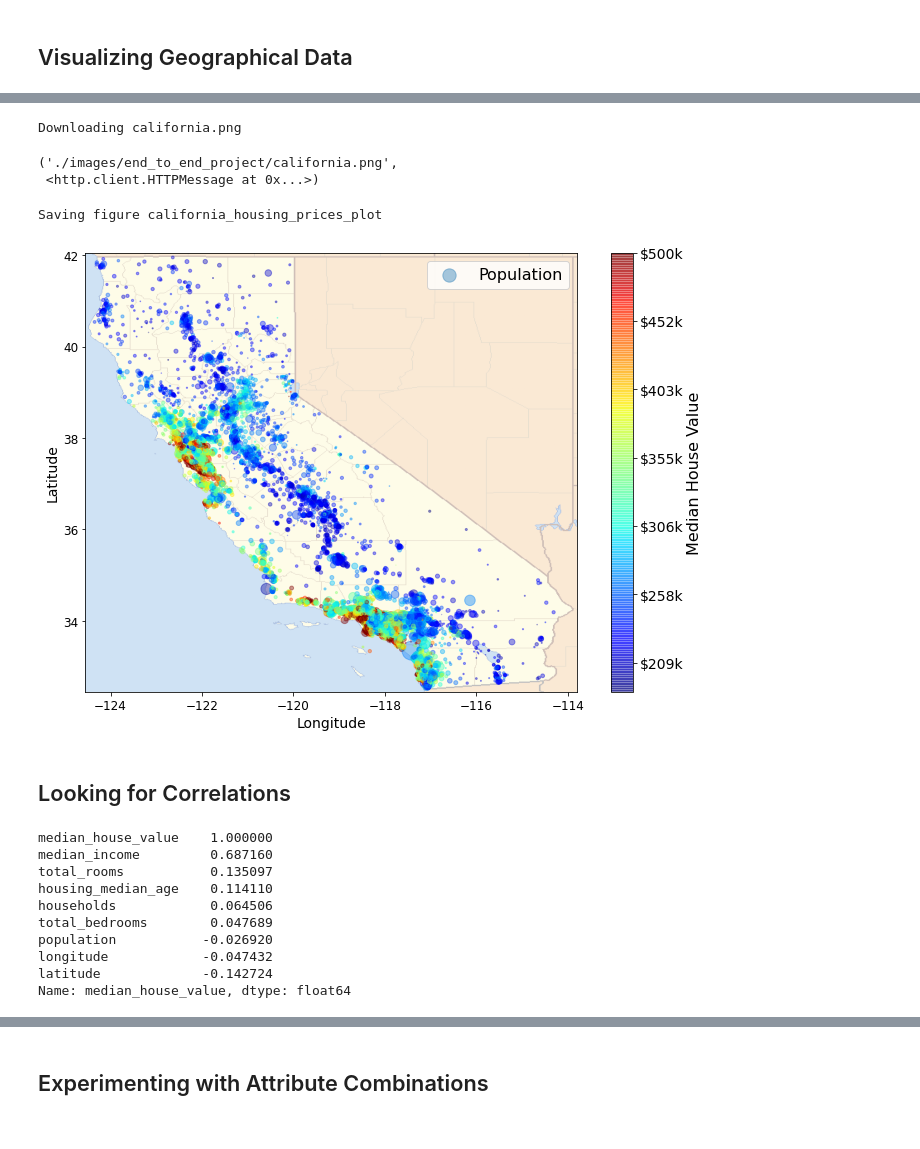
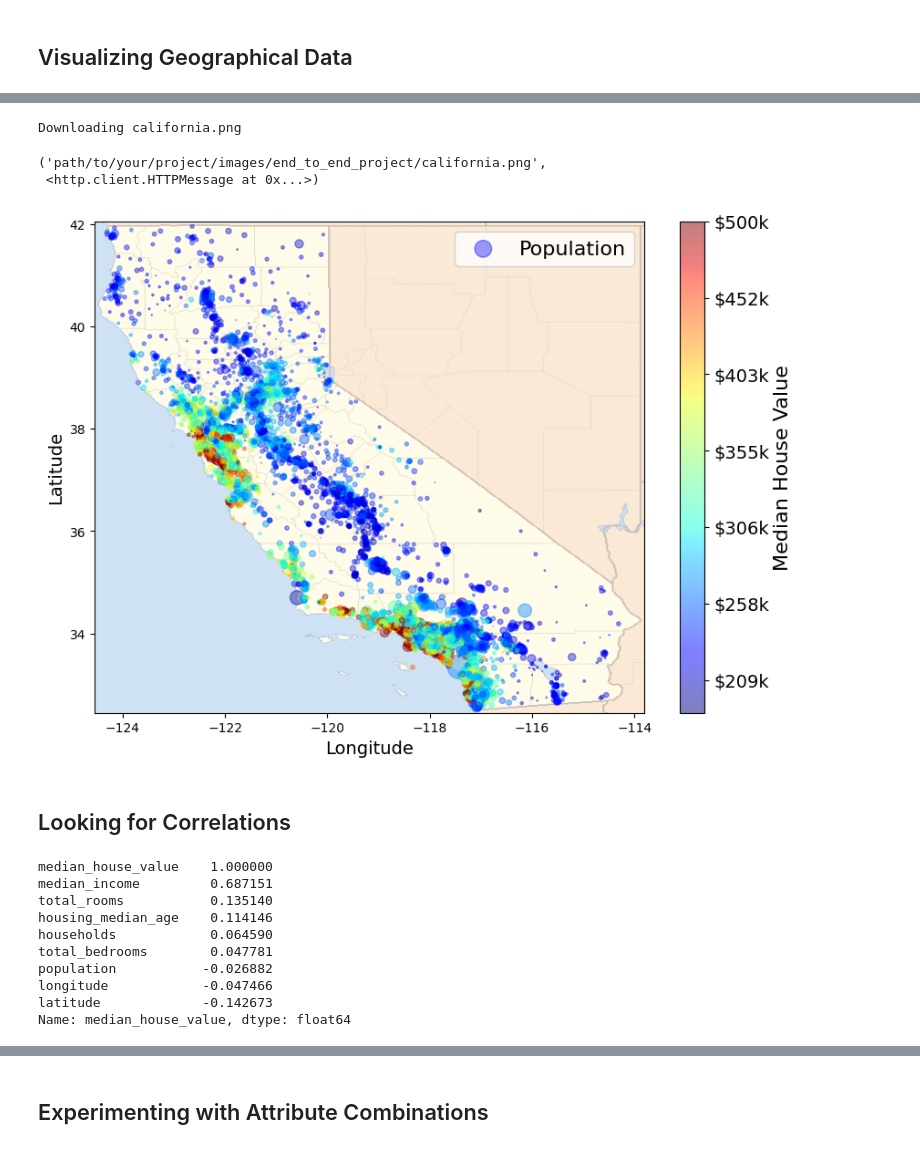
Before and after one commit to iupui-soic/pybootcamp, a Jupyter notebook: keerthikasunchu_day2.ipynb, the cells around one changed output, grey strips where cells are left out. Drawn from its saved outputs; the diff is of its cells as text; code cells hidden in the pictures.

```diff
--- a/keerthikasunchu_day2.ipynb
+++ b/keerthikasunchu_day2.ipynb
@@ -57,8 +33,7 @@ def save_fig(fig_id, tight_layout=True, fig_extension="png", resolution=300):
 # %%
-import pandas as pd
 url = 'https://raw.githubusercontent.com/ageron/handson-ml2/master/datasets/housing/housing.csv'
-housing_data = pd.read_csv(url)
-housing_data
+housing = pd.read_csv(url)
+housing
 # %% [output]
 |  | longitude | latitude | housing_median_age | total_rooms | total_bedrooms | population | households | ... |
 | 0 | -122.23 | 37.88 | 41.0 | 880.0 | 129.0 | 322.0 | 126.0 | ... |
@@ -76,7 +51,6 @@ housing_data
 # %% [markdown]
 ## Take a Quick Look at the Data Structure
 # %%
-housing = load_housing_data()
 housing.head()
 # %% [output]
 |  | longitude | latitude | housing_median_age | total_rooms | total_bedrooms | population | households | ... |
@@ -315,5 +287,7 @@ Saving figure housing_prices_scatterplot
 # %%
-# Download the California image
+import os
+import urllib.request
+PROJECT_ROOT_DIR = "path/to/your/project"
 images_path = os.path.join(PROJECT_ROOT_DIR, "images", "end_to_end_project")
 os.makedirs(images_path, exist_ok=True)
 DOWNLOAD_ROOT = "https://raw.githubusercontent.com/ageron/handson-ml2/master/"
@@ -323,32 +297,35 @@ url = DOWNLOAD_ROOT + "images/end_to_end_project/" + filename
 urllib.request.urlretrieve(url, os.path.join(images_path, filename))
 # %% [output]
 Downloading california.png
-('./images/end_to_end_project/california.png',
+('path/to/your/project/images/end_to_end_project/california.png',
  <http.client.HTTPMessage at 0x...>)
 # %%
+import os
+import numpy as np
+import matplotlib.pyplot as plt
 import matplotlib.image as mpimg
-california_img=mpimg.imread(os.path.join(images_path, filename))
+PROJECT_ROOT_DIR = "path/to/your/project"
+images_path = os.path.join(PROJECT_ROOT_DIR, "images", "end_to_end_project")
+os.makedirs(images_path, exist_ok=True)
+california_img = mpimg.imread(os.path.join(images_path, filename))
 ax = housing.plot(kind="scatter", x="longitude", y="latitude", figsize=(10,7),
                   s=housing['population']/100, label="Population",
                   c="median_house_value", cmap=plt.get_cmap("jet"),
                   colorbar=False, alpha=0.4)
 plt.imshow(california_img, extent=[-124.55, -113.80, 32.45, 42.05], alpha=0.5,
            cmap=plt.get_cmap("jet"))
 plt.ylabel("Latitude", fontsize=14)
 plt.xlabel("Longitude", fontsize=14)
-
 prices = housing["median_house_value"]
 tick_values = np.linspace(prices.min(), prices.max(), 11)
 cbar = plt.colorbar(ticks=tick_values/prices.max())
 cbar.ax.set_yticklabels(["$%dk"%(round(v/1000)) for v in tick_values], fontsize=14)
 cbar.set_label('Median House Value', fontsize=16)
-
 plt.legend(fontsize=16)
-save_fig("california_housing_prices_plot")
+plt.savefig(os.path.join(images_path, "california_housing_prices_plot.png"))
 plt.show()
 # %% [output]
-Saving figure california_housing_prices_plot
-[figure, old version]
+[figure, new version]
 # %% [markdown]
 ## Looking for Correlations
 # %%
@@ -357,13 +334,13 @@ corr_matrix = housing.corr()
 corr_matrix["median_house_value"].sort_values(ascending=False)
 # %% [output]
 median_house_value    1.000000
-median_income         0.687160
-total_rooms           0.135097
-housing_median_age    0.114110
-households            0.064506
-total_bedrooms        0.047689
-population           -0.026920
-longitude            -0.047432
-latitude             -0.142724
+median_income         0.687151
+total_rooms           0.135140
+housing_median_age    0.114146
+households            0.064590
+total_bedrooms        0.047781
+population           -0.026882
+longitude            -0.047466
+latitude             -0.142673
 Name: median_house_value, dtype: float64
 # %%
```
Also changed, not shown: parts of 24 cells of this notebook.
